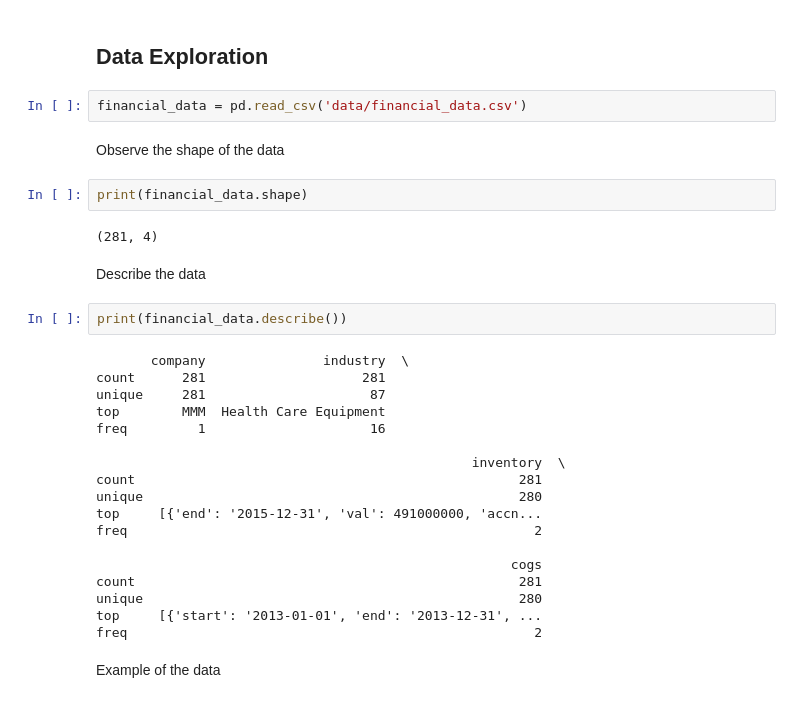
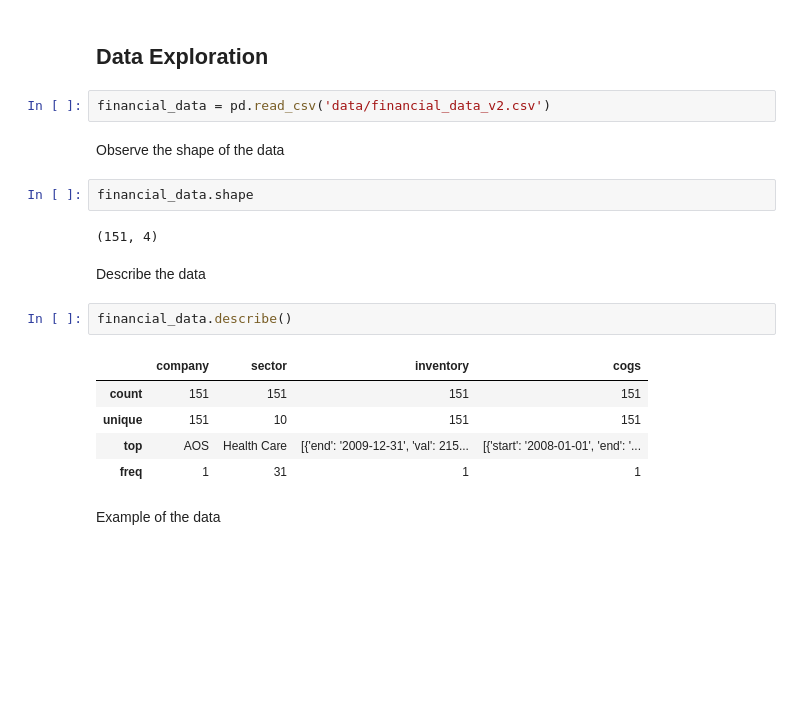
Before and after one commit to NateM024/inventory-analysis, a Jupyter notebook: capstone.ipynb, the cells around one changed output. Cells and saved outputs as stored; diff of their text form; blank space fills up the shorter version.

```diff
--- a/capstone.ipynb
+++ b/capstone.ipynb
@@ -63,35 +63,23 @@ data.to_csv('data/financial_data_v2.csv', index=False)
 # %% [markdown]
 ## Data Exploration
 # %%
-financial_data = pd.read_csv('data/financial_data.csv')
+financial_data = pd.read_csv('data/financial_data_v2.csv')
 # %% [markdown]
 Observe the shape of the data
 # %%
-print(financial_data.shape)
+financial_data.shape
 # %% [output]
-(281, 4)
+(151, 4)
 # %% [markdown]
 Describe the data
 # %%
-print(financial_data.describe())
+financial_data.describe()
 # %% [output]
-       company               industry  \
-count      281                    281
-unique     281                     87
-top        MMM  Health Care Equipment
-freq         1                     16
-
-                                                inventory  \
-count                                                 281
-unique                                                280
-top     [{'end': '2015-12-31', 'val': 491000000, 'accn...
-freq                                                    2
-
-                                                     cogs
-count                                                 281
-unique                                                280
-top     [{'start': '2013-01-01', 'end': '2013-12-31', ...
-freq                                                    2
+|  | company | sector | inventory | cogs |
+| count | 151 | 151 | 151 | 151 |
+| unique | 151 | 10 | 151 | 151 |
+| top | AOS | Health Care | [{'end': '2009-12-31', 'val': 215... | [{'start': '2008-01-01', 'end': '... |
+| freq | 1 | 31 | 1 | 1 |
 # %% [markdown]
 Example of the data
 # %%
```
Also changed, not shown: parts of 13 cells of this notebook.
